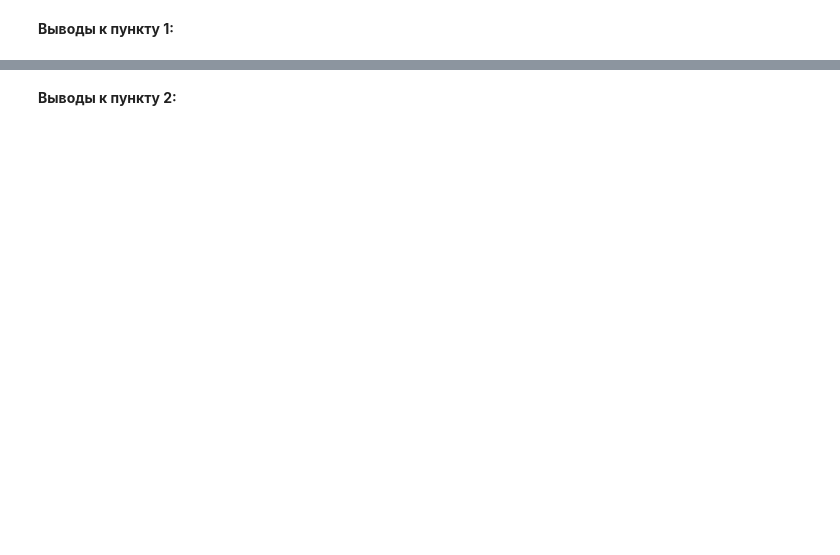
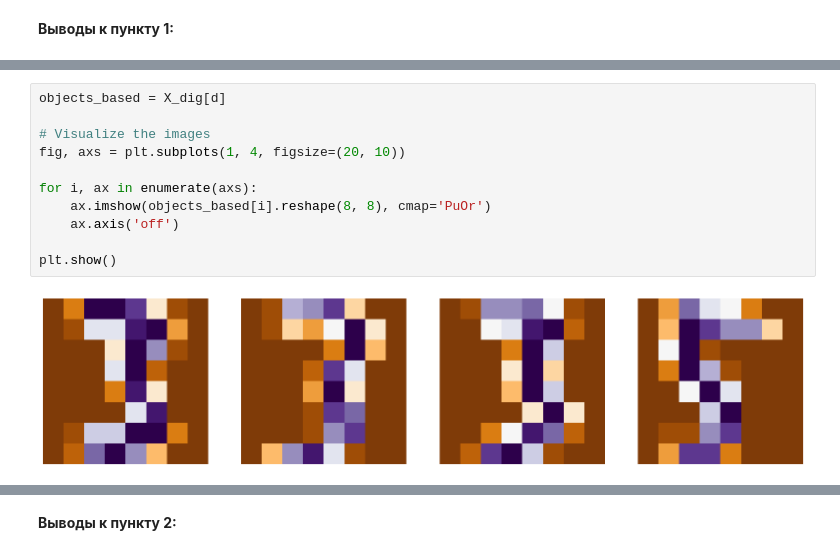
Before and after one commit to MikhailPotter/Bias-methods-in-machine-learning, a Jupyter notebook: hw1_EM (solution).ipynb, the cells around one changed output, grey strips where cells are left out. Saved outputs shown, nothing was run; the diff lists cells and outputs as text; blank space fills up the shorter version.

```diff
--- a/hw1_EM (solution).ipynb
+++ b/hw1_EM (solution).ipynb
@@ -361,0 +430,13 @@ __Выводы к пункту 1:__
+# %%
+objects_based = X_dig[d]
+
+# Visualize the images
+fig, axs = plt.subplots(1, 4, figsize=(20, 10))
+
+for i, ax in enumerate(axs):
+    ax.imshow(objects_based[i].reshape(8, 8), cmap='PuOr')
+    ax.axis('off')
+
+plt.show()
+# %% [output]
+[figure, added]
```
Also changed, not shown: parts of 13 cells of this notebook.
